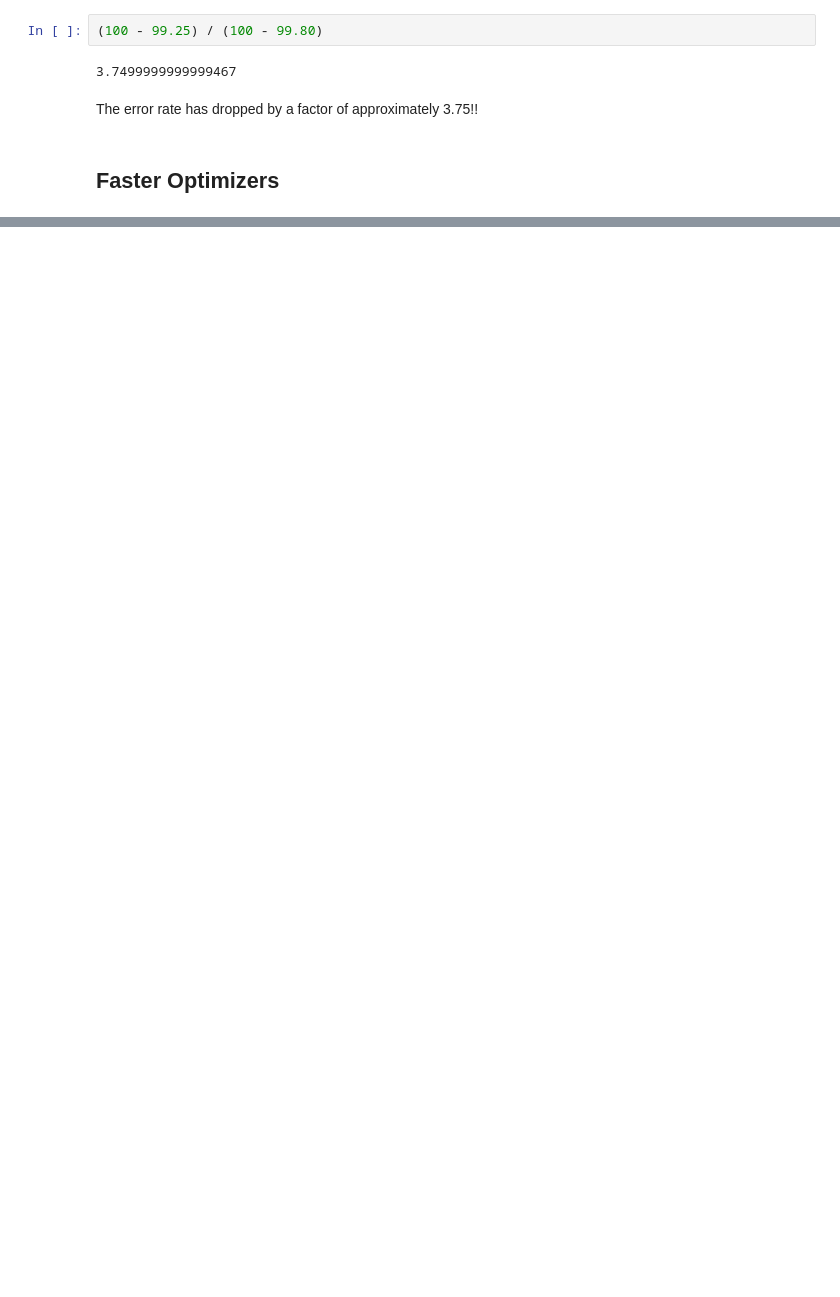
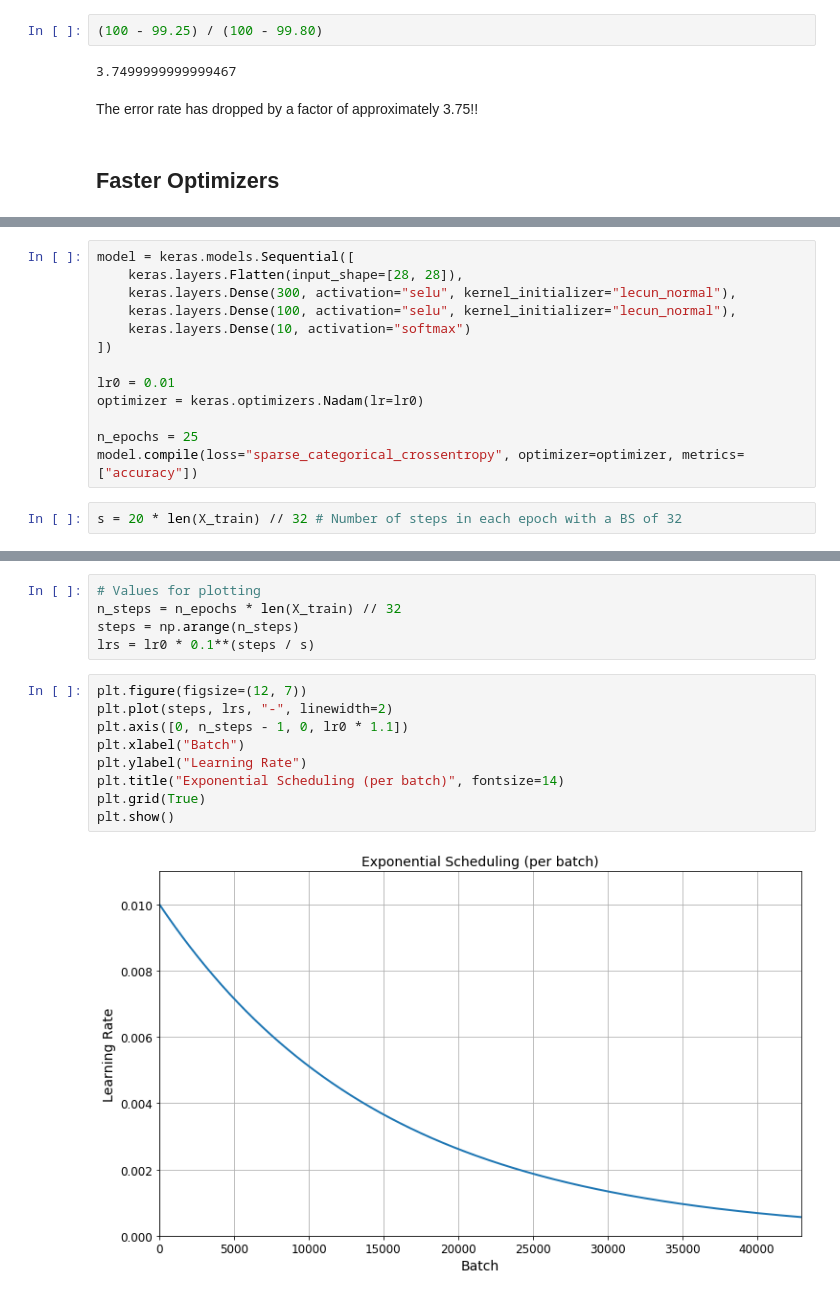
Before and after one commit to bachaudhry/deep_learning_practice, a Jupyter notebook: Training_Deep_Neural_Nets.ipynb, the cells around one changed output, grey strips where cells are left out. Saved outputs shown, nothing was run; the diff lists cells and outputs as text; blank space fills up the shorter version.

```diff
--- a/Training_Deep_Neural_Nets.ipynb
+++ b/Training_Deep_Neural_Nets.ipynb
@@ -736,0 +916,15 @@ The error rate has dropped by a factor of approximately 3.75!!
+# %%
+model = keras.models.Sequential([
+    keras.layers.Flatten(input_shape=[28, 28]),
+    keras.layers.Dense(300, activation="selu", kernel_initializer="lecun_normal"),
+    keras.layers.Dense(100, activation="selu", kernel_initializer="lecun_normal"),
+    keras.layers.Dense(10, activation="softmax")
+])
+
+lr0 = 0.01
+optimizer = keras.optimizers.Nadam(lr=lr0)
+
+n_epochs = 25
+model.compile(loss="sparse_categorical_crossentropy", optimizer=optimizer, metrics=["accuracy"])
+# %%
+s = 20 * len(X_train) // 32 # Number of steps in each epoch with a BS of 32
@@ -736,0 +954,16 @@ The error rate has dropped by a factor of approximately 3.75!!
+# %%
+# Values for plotting
+n_steps = n_epochs * len(X_train) // 32
+steps = np.arange(n_steps)
+lrs = lr0 * 0.1**(steps / s)
+# %%
+plt.figure(figsize=(12, 7))
+plt.plot(steps, lrs, "-", linewidth=2)
+plt.axis([0, n_steps - 1, 0, lr0 * 1.1])
+plt.xlabel("Batch")
+plt.ylabel("Learning Rate")
+plt.title("Exponential Scheduling (per batch)", fontsize=14)
+plt.grid(True)
+plt.show()
+# %% [output]
+[figure, added]
```
Also changed, not shown: parts of 50 cells of this notebook.
